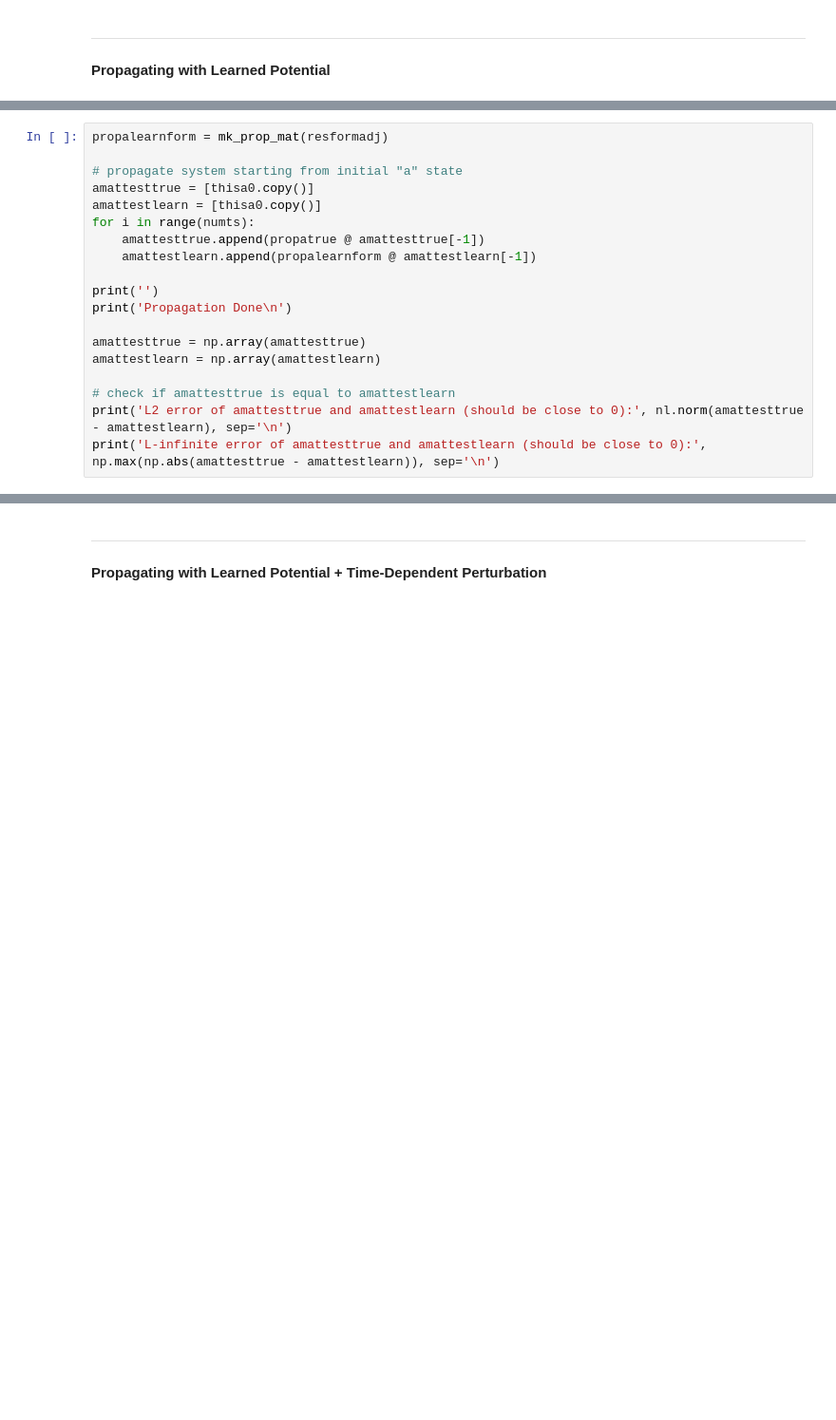
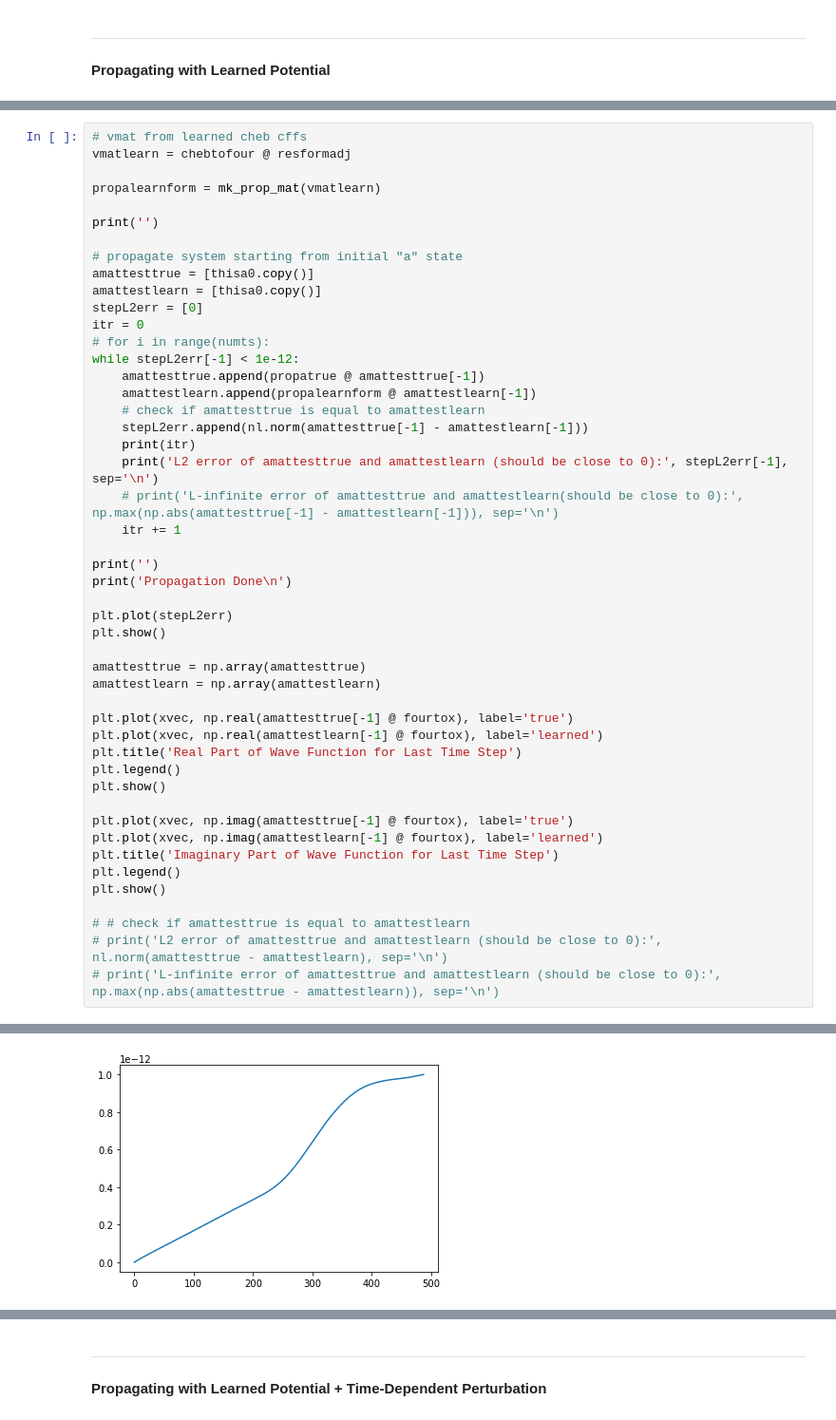
Before and after one commit to kbcollins/tdse, a Jupyter notebook: chebyshev/tdse-adj-cheb-main-kbc.ipynb, the cells around one changed output, grey strips where cells are left out. Shown: that part at 95% size. Saved outputs shown, nothing was run; the diff lists cells and outputs as text; blank space fills up the shorter version.

```diff
--- a/chebyshev/tdse-adj-cheb-main-kbc.ipynb
+++ b/chebyshev/tdse-adj-cheb-main-kbc.ipynb
@@ -1071,21 +1070,50 @@ def mk_prop_mat(cff):
     return propa
 # %%
-propalearnform = mk_prop_mat(resformadj)
+# vmat from learned cheb cffs
+vmatlearn = chebtofour @ resformadj
+
+propalearnform = mk_prop_mat(vmatlearn)
+
+print('')
 
 # propagate system starting from initial "a" state
 amattesttrue = [thisa0.copy()]
 amattestlearn = [thisa0.copy()]
-for i in range(numts):
+stepL2err = [0]
+itr = 0
+# for i in range(numts):
+while stepL2err[-1] < 1e-12:
     amattesttrue.append(propatrue @ amattesttrue[-1])
     amattestlearn.append(propalearnform @ amattestlearn[-1])
+    # check if amattesttrue is equal to amattestlearn
+    stepL2err.append(nl.norm(amattesttrue[-1] - amattestlearn[-1]))
+    print(itr)
+    print('L2 error of amattesttrue and amattestlearn (should be close to 0):', stepL2err[-1], sep='\n')
+    # print('L-infinite error of amattesttrue and amattestlearn(should be close to 0):', np.max(np.abs(amattesttrue[-1] - amattestlearn[-1])), sep='\n')
+    itr += 1
 
 print('')
 print('Propagation Done\n')
 
+plt.plot(stepL2err)
+plt.show()
+
 amattesttrue = np.array(amattesttrue)
 amattestlearn = np.array(amattestlearn)
 
-# check if amattesttrue is equal to amattestlearn
-print('L2 error of amattesttrue and amattestlearn (should be close to 0):', nl.norm(amattesttrue - amattestlearn), sep='\n')
-print('L-infinite error of amattesttrue and amattestlearn (should be close to 0):', np.max(np.abs(amattesttrue - amattestlearn)), sep='\n')
+plt.plot(xvec, np.real(amattesttrue[-1] @ fourtox), label='true')
+plt.plot(xvec, np.real(amattestlearn[-1] @ fourtox), label='learned')
+plt.title('Real Part of Wave Function for Last Time Step')
+plt.legend()
+plt.show()
+
+plt.plot(xvec, np.imag(amattesttrue[-1] @ fourtox), label='true')
+plt.plot(xvec, np.imag(amattestlearn[-1] @ fourtox), label='learned')
+plt.title('Imaginary Part of Wave Function for Last Time Step')
+plt.legend()
+plt.show()
+
+# # check if amattesttrue is equal to amattestlearn
+# print('L2 error of amattesttrue and amattestlearn (should be close to 0):', nl.norm(amattesttrue - amattestlearn), sep='\n')
+# print('L-infinite error of amattesttrue and amattestlearn (should be close to 0):', np.max(np.abs(amattesttrue - amattestlearn)), sep='\n')
 # %% [output]
@@ -1108,0 +1137 @@ L-infinite error of chebstt and stttrue (should be close to 0):
+[figure, added]
```
Also changed, not shown: parts of 12 cells of this notebook.
